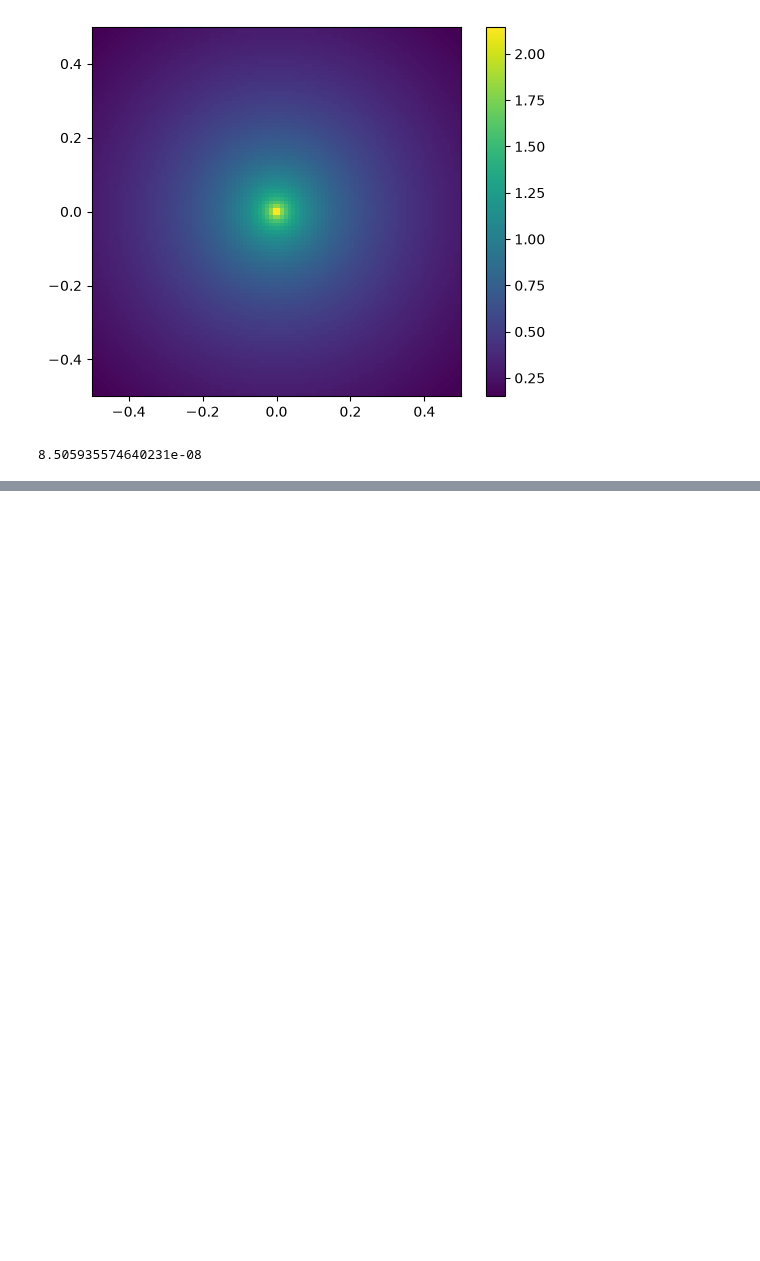
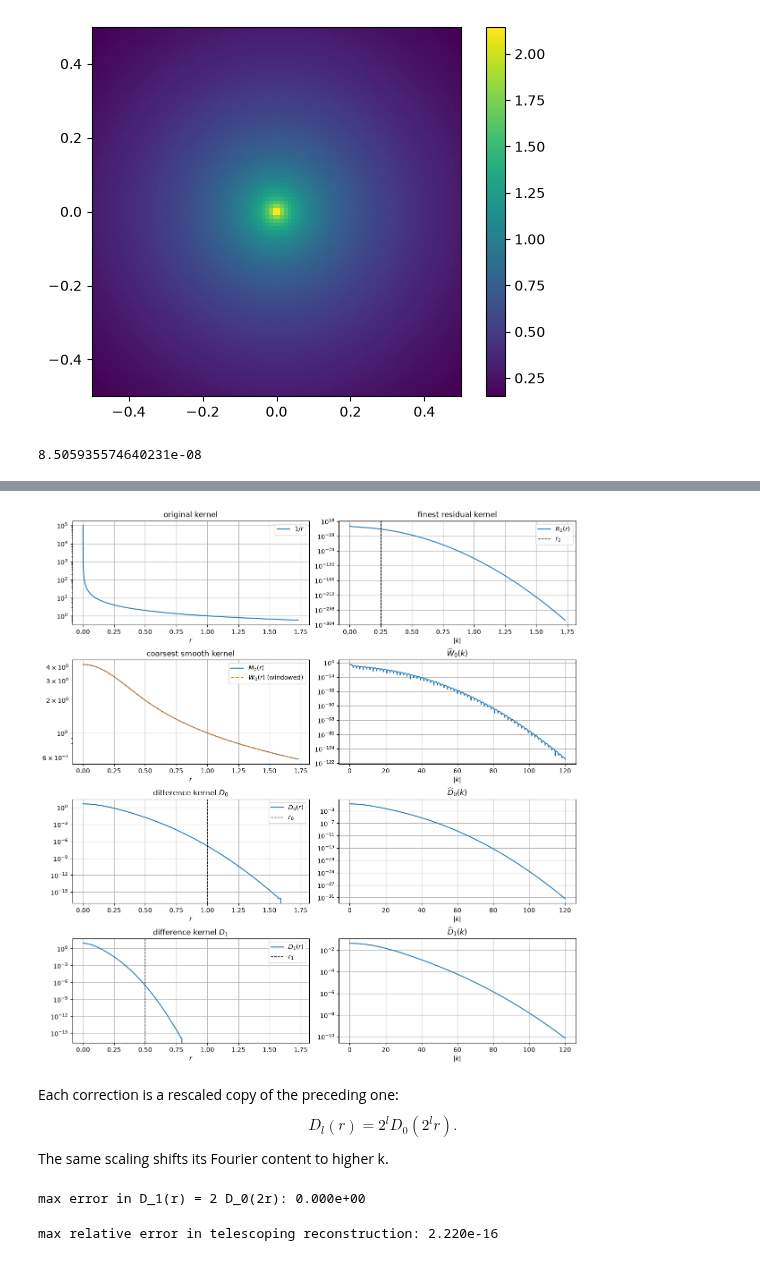
Before and after one commit to inducer/fast-alg-ie-notes, a Jupyter notebook: demos/rank_smoothness/Dual-Space Methods.ipynb, the cells around one changed output, grey strips where cells are left out. Saved outputs shown, nothing was run; the diff lists cells and outputs as text; code cells hidden in the pictures; blank space fills up the shorter version.

Commit message:
Add multi-level bits to DMK notebook
Assisted-by: Zed:gpt-5.6-terra

```diff
--- a/demos/rank_smoothness/Dual-Space Methods.ipynb
+++ b/demos/rank_smoothness/Dual-Space Methods.ipynb
@@ -238,0 +293,53 @@ fquad.k.shape
+# %%
+fig, axes = plt.subplots(nlevels + 2, 2, figsize=(12, 3.1 * (nlevels + 2)),
+                         constrained_layout=True)
+
+axes[0, 0].semilogy(r, 1.0 / r, label=r"$1/r$")
+axes[0, 0].set_title("original kernel")
+axes[0, 1].semilogy(r, residual, label=rf"$R_{nlevels}(r)$")
+axes[0, 1].axvline(box_sizes[-1], color="k", ls="--", lw=1,
+                   label=rf"$r_{nlevels}$")
+axes[0, 1].set_title("finest residual kernel")
+
+axes[1, 0].semilogy(r, m0, label=r"$M_0(r)$")
+axes[1, 0].semilogy(r, w0, "--", label=r"$W_0(r)$ (windowed)")
+axes[1, 0].set_title("coarsest smooth kernel")
+axes[1, 1].semilogy(k, windowed_hat(
+    k, sigma=sigmas[0], c_tilde=BOX_DIAMETER + window_buffer * sigmas[0]))
+axes[1, 1].set_title(r"$\widehat{W}_0(k)$")
+
+for level, (sigma_coarse, sigma_fine, box_size, kernel) in enumerate(
+        zip(sigmas[:-1], sigmas[1:], box_sizes[:-1], difference_kernels)):
+    row = level + 2
+    axes[row, 0].semilogy(r, kernel, label=rf"$D_{level}(r)$")
+    axes[row, 0].axvline(box_size, color="k", ls="--", lw=1,
+                         label=rf"$r_{level}$")
+    axes[row, 0].set_title(rf"difference kernel $D_{level}$")
+    axes[row, 1].semilogy(k, difference_kernel_hat(k, sigma_coarse, sigma_fine))
+    axes[row, 1].set_title(rf"$\widehat{{D}}_{level}(k)$")
+
+for ax in axes.flat:
+    ax.set_xlabel(r"$r$" if ax in axes[:, 0] else r"$|k|$")
+    ax.grid()
+    if ax.lines and ax.get_legend_handles_labels()[0]:
+        ax.legend(loc="best")
+# %% [output]
+[figure, added]
+# %% [markdown]
+Each correction is a rescaled copy of the preceding one:
+$$D_l(r) =2^l D_0(2^l r).$$
+The same scaling shifts its Fourier content to higher k.
+# %%
+scale_check = np.max(np.abs(
+    difference_kernels[1] - 2.0 * difference_kernel(2.0 * r, sigmas[0], sigmas[1])))
+print(f"max error in D_1(r) = 2 D_0(2r): {scale_check:.3e}")
+# %% [output]
+max error in D_1(r) = 2 D_0(2r): 0.000e+00
+# %%
+components = [w0, *difference_kernels, residual]
+partial_sums = np.cumsum(components, axis=0)
+reconstruction = partial_sums[-1]
+relative_error = np.abs(r * reconstruction - 1.0)
+print(f"max relative error in telescoping reconstruction: {relative_error.max():.3e}")
+# %% [output]
+max relative error in telescoping reconstruction: 2.220e-16
```
Also changed, not shown: parts of 4 cells of this notebook.
